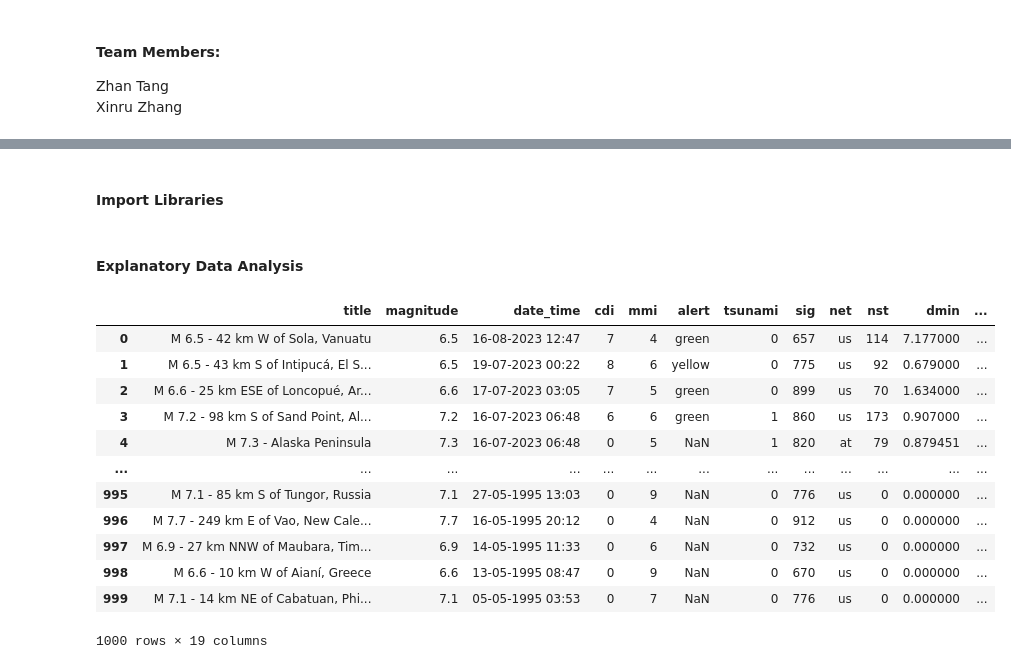
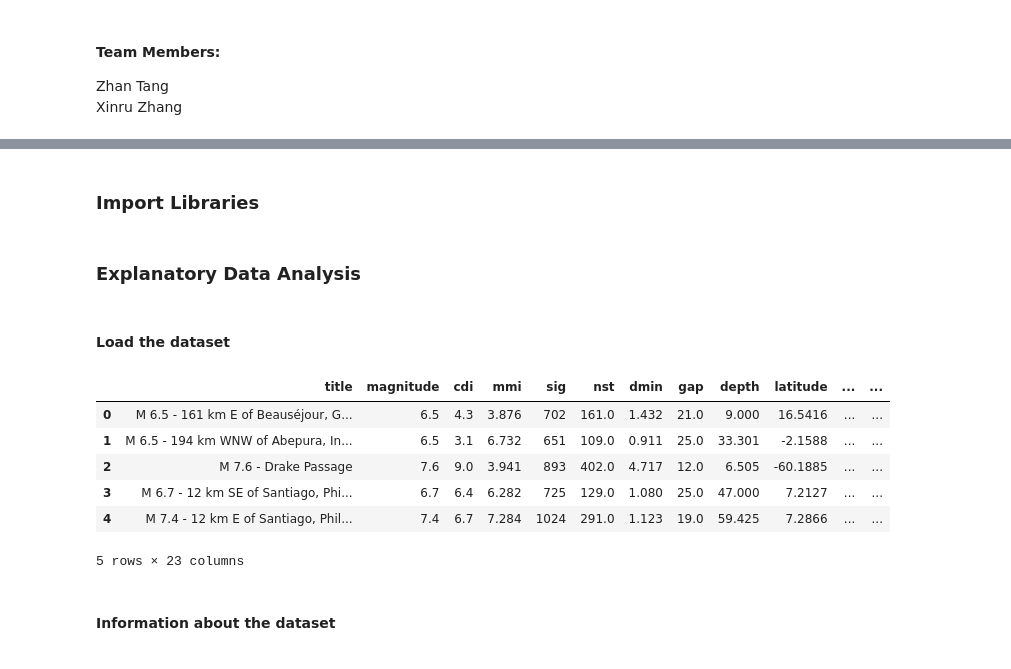
Before and after one commit to RubyXZZZ/earthquake-tsunami-ml-project, a Jupyter notebook: Notebooks/Explanatory Data Analysis Notebook.ipynb, the cells around one changed output, grey strips where cells are left out. Drawn from its saved outputs; the diff is of its cells as text; code cells hidden in the pictures.

```diff
--- a/Notebooks/Explanatory Data Analysis Notebook.ipynb
+++ b/Notebooks/Explanatory Data Analysis Notebook.ipynb
@@ -11,7 +11,7 @@ Xinru Zhang
 - This dataset contains real historical earthquake events with detailed seismic measurements, which provides a rich foundation for meaningful analysis and feature exploration
 - Using machine learning, we aim to differentiate earthquakes that are likely to produce tsunamis from those that are not, helping highlight the characteristics associated with higher-risk seismic events
 # %% [markdown]
-#### Import Libraries
+### Import Libraries
 # %%
 import pandas as pd
 import numpy as np
@@ -18,21 +26,18 @@ import numpy as np
 # %% [markdown]
-#### Explanatory Data Analysis
+### Explanatory Data Analysis
+# %% [markdown]
+#### Load the dataset
 # %%
-# Load the dataset
-df = pd.read_csv("../Data/earthquake_1995-2023.csv")
+df = pd.read_csv("../Data/earthquake_usgs_raw.csv")
 # %%
-df
+df.head()
 # %% [output]
-|  | title | magnitude | date_time | cdi | mmi | alert | tsunami | sig | net | nst | dmin | ... |
-| 0 | M 6.5 - 42 km W of Sola, Vanuatu | 6.5 | 16-08-2023 12:47 | 7 | 4 | green | 0 | 657 | us | 114 | 7.177000 | ... |
-| 1 | M 6.5 - 43 km S of Intipucá, El S... | 6.5 | 19-07-2023 00:22 | 8 | 6 | yellow | 0 | 775 | us | 92 | 0.679000 | ... |
-| 2 | M 6.6 - 25 km ESE of Loncopué, Ar... | 6.6 | 17-07-2023 03:05 | 7 | 5 | green | 0 | 899 | us | 70 | 1.634000 | ... |
-| 3 | M 7.2 - 98 km S of Sand Point, Al... | 7.2 | 16-07-2023 06:48 | 6 | 6 | green | 1 | 860 | us | 173 | 0.907000 | ... |
-| 4 | M 7.3 - Alaska Peninsula | 7.3 | 16-07-2023 06:48 | 0 | 5 | NaN | 1 | 820 | at | 79 | 0.879451 | ... |
-| ... | ... | ... | ... | ... | ... | ... | ... | ... | ... | ... | ... | ... |
-| 995 | M 7.1 - 85 km S of Tungor, Russia | 7.1 | 27-05-1995 13:03 | 0 | 9 | NaN | 0 | 776 | us | 0 | 0.000000 | ... |
-| 996 | M 7.7 - 249 km E of Vao, New Cale... | 7.7 | 16-05-1995 20:12 | 0 | 4 | NaN | 0 | 912 | us | 0 | 0.000000 | ... |
-| 997 | M 6.9 - 27 km NNW of Maubara, Tim... | 6.9 | 14-05-1995 11:33 | 0 | 6 | NaN | 0 | 732 | us | 0 | 0.000000 | ... |
-| 998 | M 6.6 - 10 km W of Aianí, Greece | 6.6 | 13-05-1995 08:47 | 0 | 9 | NaN | 0 | 670 | us | 0 | 0.000000 | ... |
-| 999 | M 7.1 - 14 km NE of Cabatuan, Phi... | 7.1 | 05-05-1995 03:53 | 0 | 7 | NaN | 0 | 776 | us | 0 | 0.000000 | ... |
+|  | title | magnitude | cdi | mmi | sig | nst | dmin | gap | depth | latitude | ... | ... |
+| 0 | M 6.5 - 161 km E of Beauséjour, G... | 6.5 | 4.3 | 3.876 | 702 | 161.0 | 1.432 | 21.0 | 9.000 | 16.5416 | ... | ... |
+| 1 | M 6.5 - 194 km WNW of Abepura, In... | 6.5 | 3.1 | 6.732 | 651 | 109.0 | 0.911 | 25.0 | 33.301 | -2.1588 | ... | ... |
+| 2 | M 7.6 - Drake Passage | 7.6 | 9.0 | 3.941 | 893 | 402.0 | 4.717 | 12.0 | 6.505 | -60.1885 | ... | ... |
+| 3 | M 6.7 - 12 km SE of Santiago, Phi... | 6.7 | 6.4 | 6.282 | 725 | 129.0 | 1.080 | 25.0 | 47.000 | 7.2127 | ... | ... |
+| 4 | M 7.4 - 12 km E of Santiago, Phil... | 7.4 | 6.7 | 7.284 | 1024 | 291.0 | 1.123 | 19.0 | 59.425 | 7.2866 | ... | ... |
-1000 rows × 19 columns
+5 rows × 23 columns
+# %% [markdown]
+#### Information about the dataset
```
Also changed, not shown: parts of 23 cells of this notebook, 1 other file.
